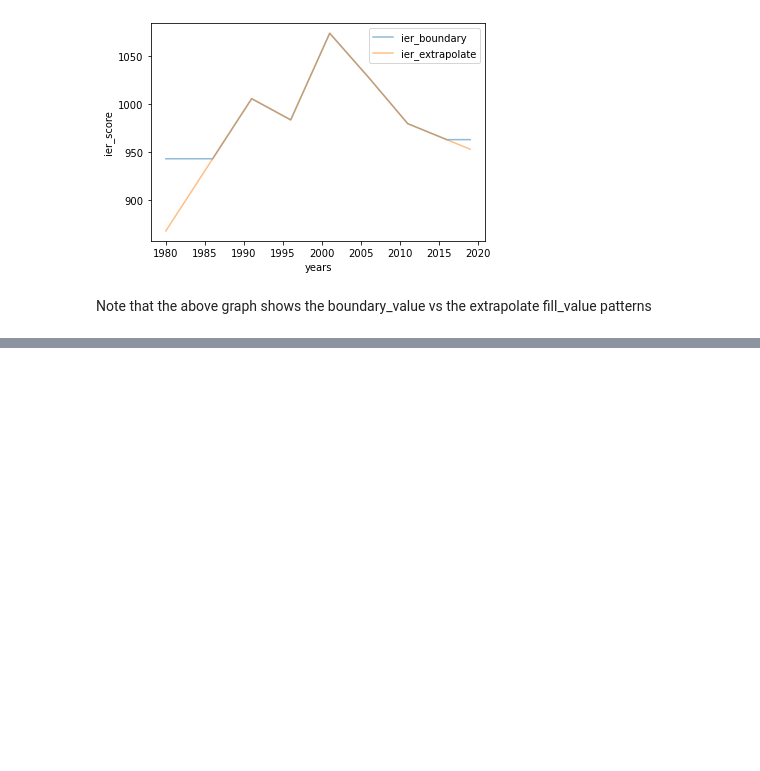
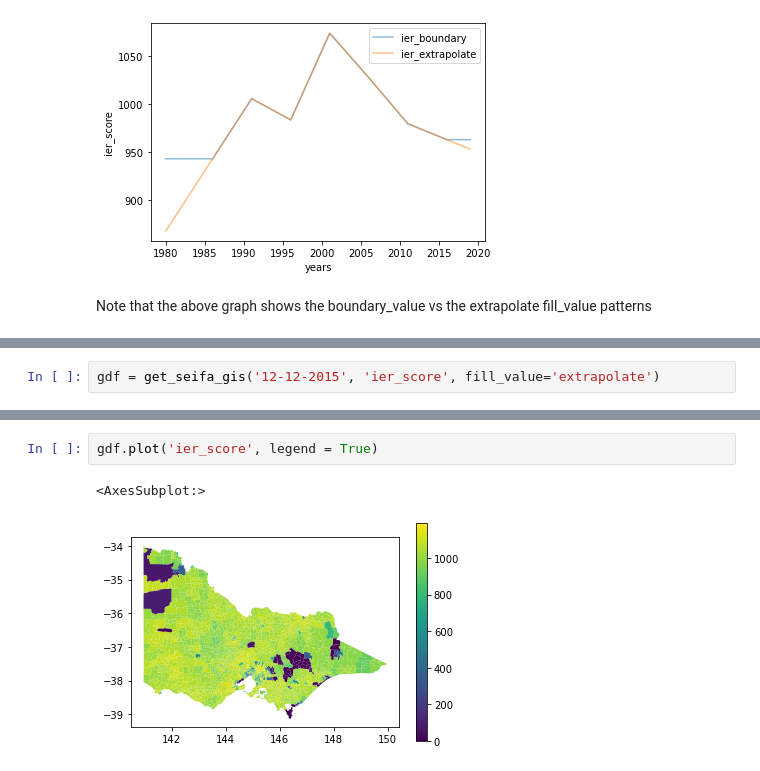
Before and after one commit to rbturnbull/ausdex, a Jupyter notebook: docs/seifa_vic.ipynb, the cells around one changed output, grey strips where cells are left out. Drawn from its saved outputs; the diff is of its cells as text; blank space fills up the shorter version.

```diff
--- a/docs/seifa_vic.ipynb
+++ b/docs/seifa_vic.ipynb
@@ -168,0 +207,2 @@ Note that the above graph shows the boundary_value vs the extrapolate fill_value
+# %%
+gdf = get_seifa_gis('12-12-2015', 'ier_score', fill_value='extrapolate')
@@ -168,0 +218,5 @@ Note that the above graph shows the boundary_value vs the extrapolate fill_value
+# %%
+gdf.plot('ier_score', legend = True)
+# %% [output]
+<AxesSubplot:>
+[figure, added]
```
Also changed, not shown: parts of 3 cells of this notebook, 4 other files.
